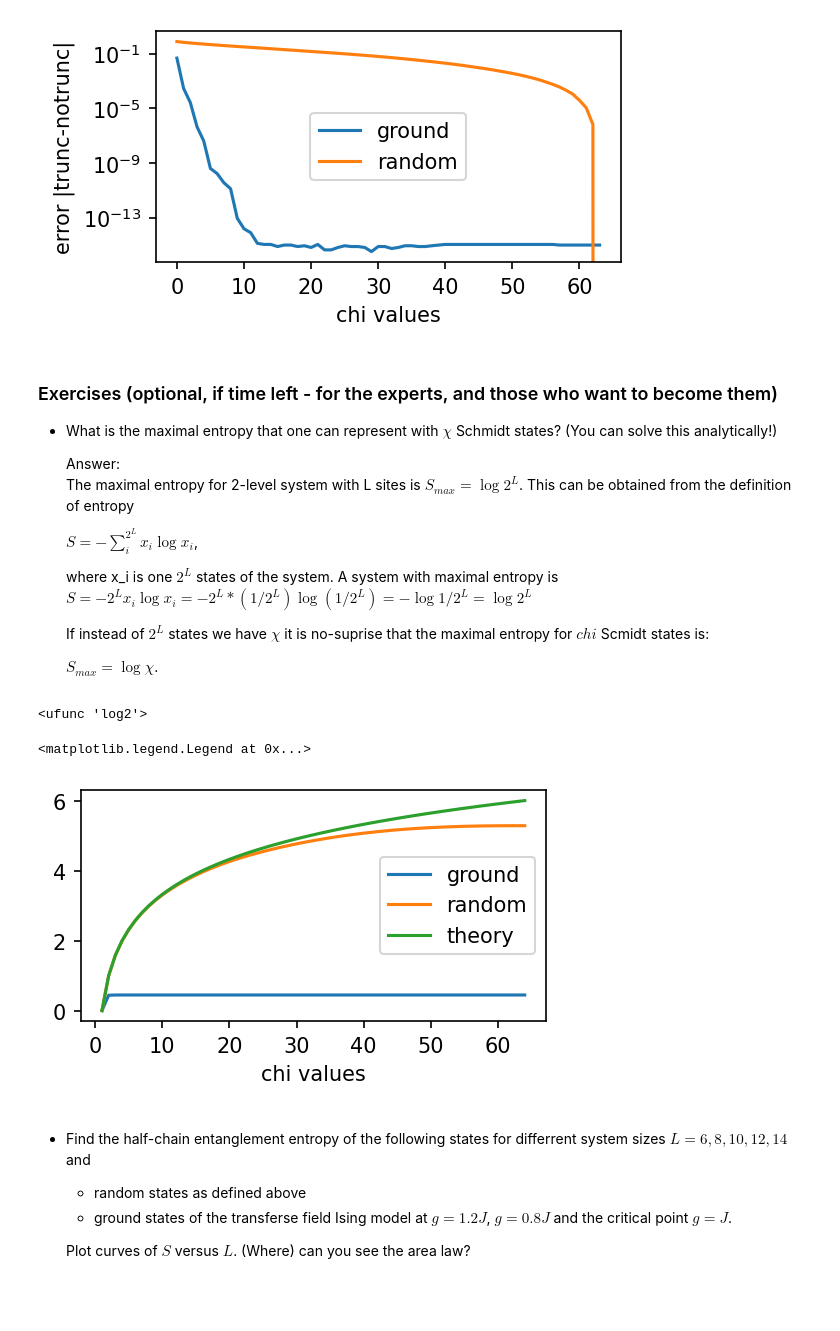
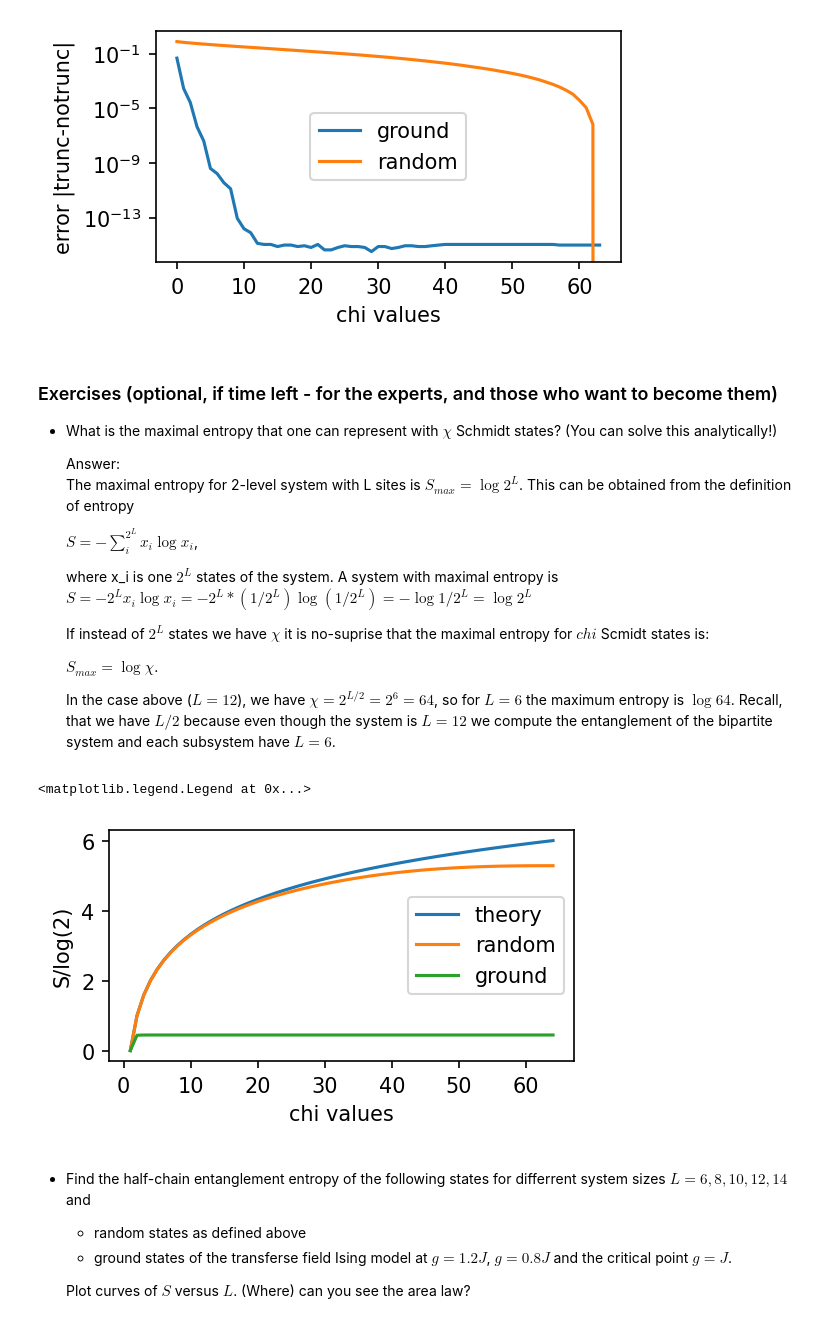
Before and after one commit to gllodra12/tenpy_toycodes, a Jupyter notebook: exercise_1_basics_guillem.ipynb, the cells around one changed output. Saved outputs shown, nothing was run; the diff lists cells and outputs as text; code cells hidden in the pictures; blank space fills up the shorter version.

```diff
--- a/exercise_1_basics_guillem.ipynb
+++ b/exercise_1_basics_guillem.ipynb
@@ -501,21 +502,20 @@ plt.legend()
   If instead of $2^L$ states we have $\chi$ it is no-suprise that the maximal entropy for $chi$ Scmidt states is:
 
   $ S_{max} = \log{\chi} $.
+
+  In the case above ($L=12$), we have $\chi=2^{L/2}=2^6=64$, so for $L=6$ the maximum entropy is $\log{64}$. Recall, that we have $L/2$ because even though the system is $L=12$ we compute the entanglement of the bipartite system and each subsystem have $L=6$.
-# %%
-np.log2
-# %% [output]
-<ufunc 'log2'>
 # %%
 chi = range(1, 65)
 plt.figure(figsize=(4,2))
+plt.plot(chi, [np.log2(i) for i in chi], label="theory")
+plt.plot(chi, entropies_random, label="random")
 plt.plot(chi, entropies_ground, label="ground")
-plt.plot(chi, entropies_random, label="random")
-plt.plot(chi, [np.log2(i) for i in chi], label="theory")
 plt.xlabel("chi values")
+plt.ylabel("S/log(2)")
 plt.legend()
 # %% [output]
 <matplotlib.legend.Legend at 0x...>
-[figure, old version]
+[figure, new version]
 # %% [markdown]
 - Find the half-chain entanglement entropy of the following states for differrent system sizes $L=6,8,10,12,14$ and
   - random states as defined above
```
Also changed, not shown: parts of 7 cells of this notebook.
